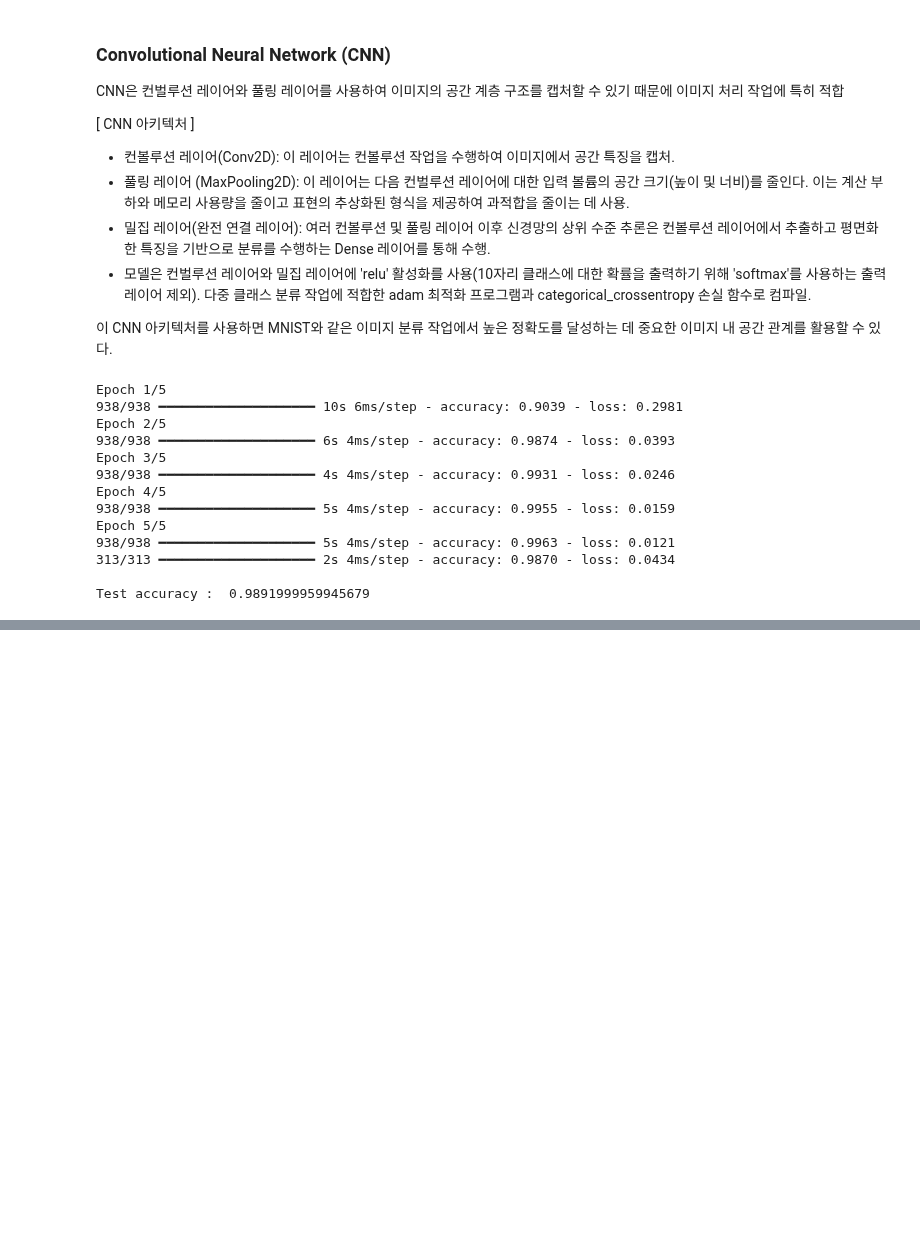
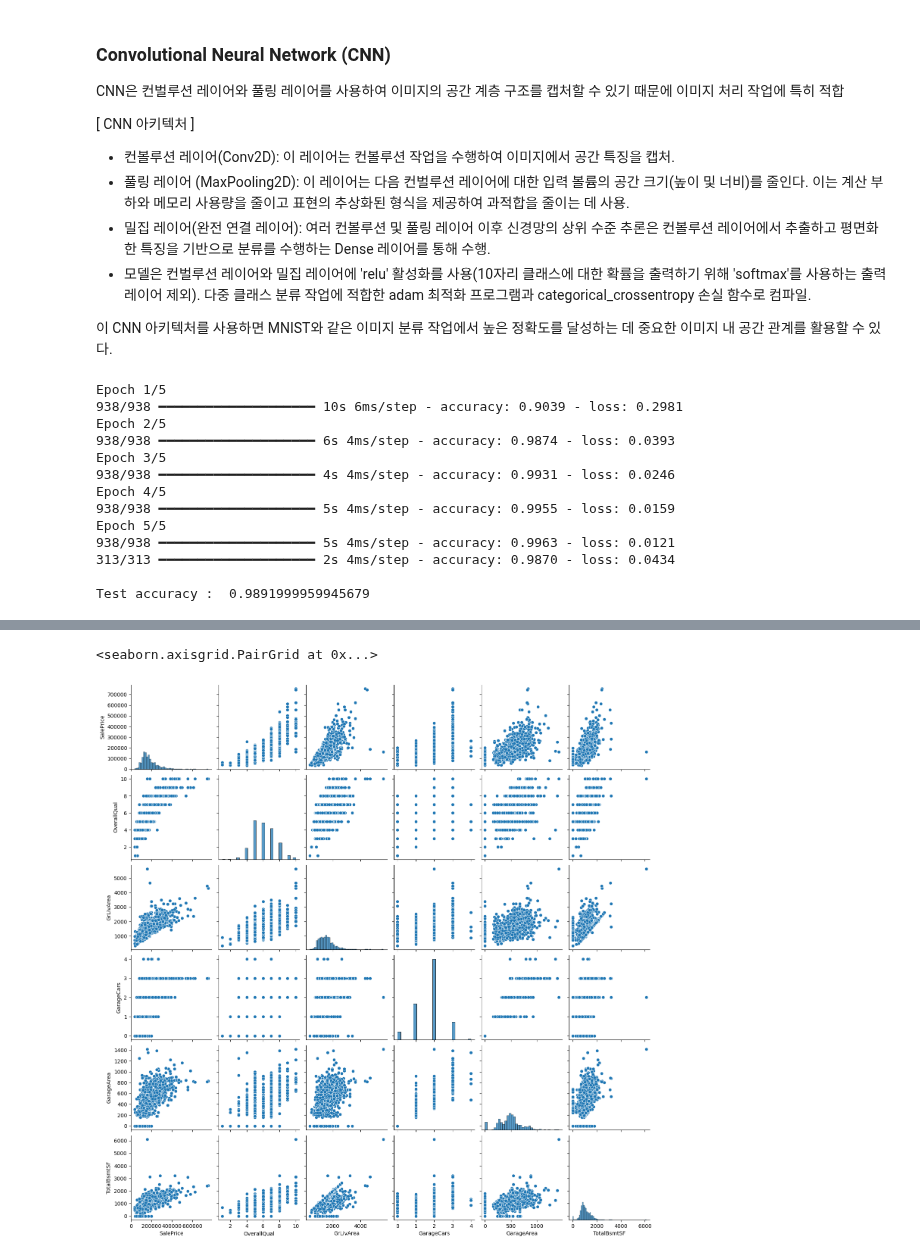
Before and after one commit to Kimhang-KDT/kita_2404, a Jupyter notebook: m6_딥러닝/m6_딥러닝_모델구축.ipynb, the cells around one changed output, grey strips where cells are left out. Cells and saved outputs as stored; diff of their text form; code cells hidden in the pictures; blank space fills up the shorter version.

```diff
--- a/m6_딥러닝/m6_딥러닝_모델구축.ipynb
+++ b/m6_딥러닝/m6_딥러닝_모델구축.ipynb
@@ -430,0 +459,11 @@ Test accuracy :  0.9891999959945679
+# %%
+from tensorflow.keras.models import Sequential
+from tensorflow.keras.layers import Dense, Input
+from sklearn.model_selection import train_test_split
+import matplotlib.pyplot as plt
+import seaborn as sns
+import pandas as pd
+import numpy as np
+
+df = pd.read_csv('/content/drive/MyDrive/KDT_2404/dataset/house_train.csv')
+df.head()
@@ -430,0 +535,8 @@ Test accuracy :  0.9891999959945679
+# %%
+# 카테고리형 변수를 0과 1로 이루어진 변수로 바꾸어 줍니다.
+df = pd.get_dummies(df)
+
+# 결측치를 전체 칼럼의 평균으로 대체하여 채워줍니다.
+df = df.fillna(df.mean())
+
+df.head()
@@ -430,0 +583,8 @@ Test accuracy :  0.9891999959945679
+# %%
+# 집 값과 관련도가 가장 높은 속성들을 추출해서 상관도 그래프를 그려봅니다.
+cols = ['SalePrice', 'OverallQual', 'GrLivArea', 'GarageCars', 'GarageArea', 'TotalBsmtSF']
+sns.pairplot(df[cols])
+plt.show()
+# %% [output]
+<seaborn.axisgrid.PairGrid at 0x...>
+[figure, added]
```
Also changed, not shown: parts of 15 cells of this notebook.
